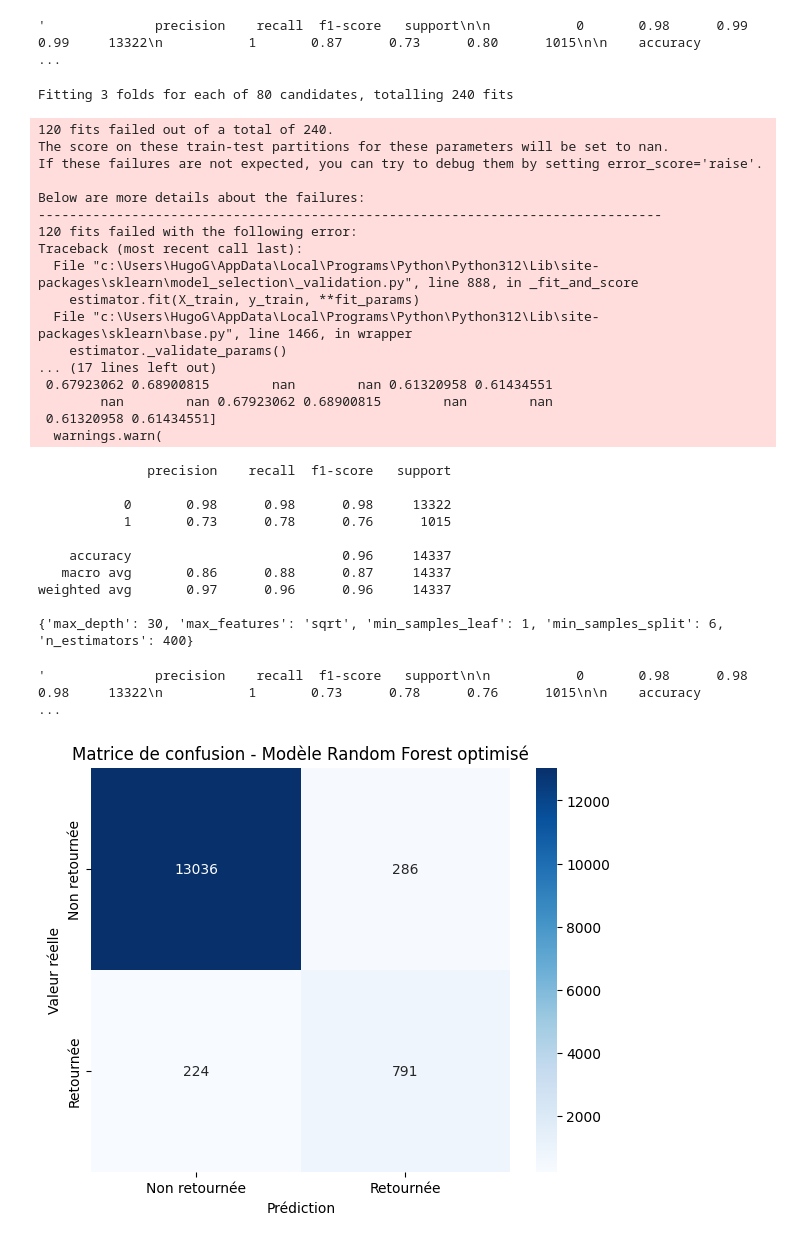
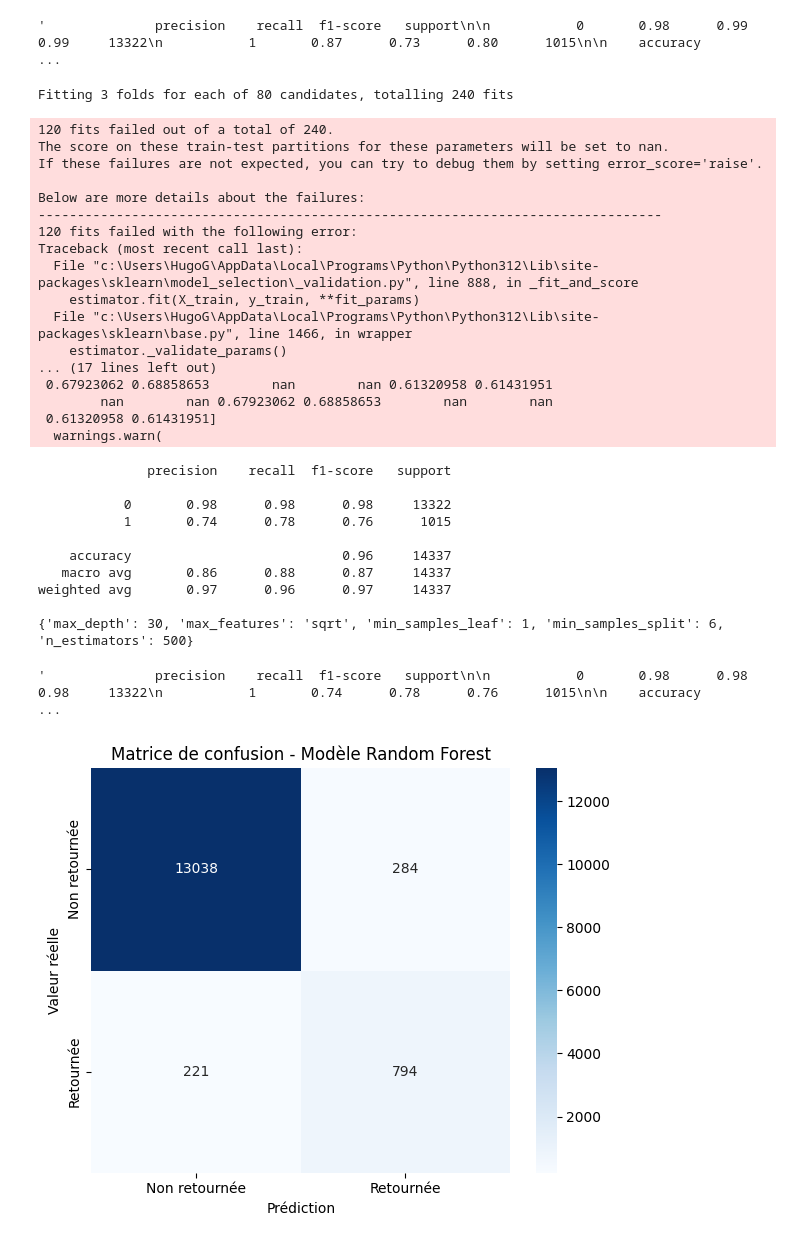
Before and after one commit to YoannAbriel2/ProjectSPE1, a Jupyter notebook: ML/Retour_ML.ipynb, the cells around one changed output. Saved outputs shown, nothing was run; the diff lists cells and outputs as text; code cells hidden in the pictures.

```diff
--- a/ML/Retour_ML.ipynb
+++ b/ML/Retour_ML.ipynb
@@ -158,7 +168,7 @@ report
 # %%
 from sklearn.model_selection import GridSearchCV
 param_grid = {
-    'n_estimators': [100, 400],
+    'n_estimators': [100, 500],
     'max_depth': [10, 20, 30, 40, 50],
     'min_samples_split': [1, 6],
     'min_samples_leaf': [1, 4],
@@ -198,26 +208,26 @@ Traceback (most recent call last):
   File "c:\Users\HugoG\AppData\Local\Programs\Python\Python312\Lib\site-packages\sklearn\base.py", line 1466, in wrapper
     estimator._validate_params()
 ... (17 lines left out)
- 0.67923062 0.68900815        nan        nan 0.61320958 0.61434551
-        nan        nan 0.67923062 0.68900815        nan        nan
- 0.61320958 0.61434551]
+ 0.67923062 0.68858653        nan        nan 0.61320958 0.61431951
+        nan        nan 0.67923062 0.68858653        nan        nan
+ 0.61320958 0.61431951]
   warnings.warn(
               precision    recall  f1-score   support
 
            0       0.98      0.98      0.98     13322
-           1       0.73      0.78      0.76      1015
+           1       0.74      0.78      0.76      1015
 
     accuracy                           0.96     14337
    macro avg       0.86      0.88      0.87     14337
-weighted avg       0.97      0.96      0.96     14337
+weighted avg       0.97      0.96      0.97     14337
 
-{'max_depth': 30, 'max_features': 'sqrt', 'min_samples_leaf': 1, 'min_samples_split': 6, 'n_estimators': 400}
+{'max_depth': 30, 'max_features': 'sqrt', 'min_samples_leaf': 1, 'min_samples_split': 6, 'n_estimators': 500}
 # %%
 X = features.drop(columns='return_flag')
 y = features['return_flag']
 X_train, X_test, y_train, y_test = train_test_split(X, y, test_size=0.2, random_state=42)
 best_params = {
-    'n_estimators': 400,
+    'n_estimators': 500,
     'max_depth': 30,
     'min_samples_split': 6,
     'min_samples_leaf': 1,
@@ -230,20 +240,20 @@ y_pred_optimized_clean = optimized_rf_clean.predict(X_test)
 clean_report = classification_report(y_test, y_pred_optimized_clean)
 clean_report
 # %% [output]
-'              precision    recall  f1-score   support\n\n           0       0.98      0.98      0.98     13322\n           1       0.73      0.78      0.76      1015\n\n    accuracy                   ...
+'              precision    recall  f1-score   support\n\n           0       0.98      0.98      0.98     13322\n           1       0.74      0.78      0.76      1015\n\n    accuracy                   ...
 # %%
 import matplotlib.pyplot as plt
 import seaborn as sns
 from sklearn.metrics import confusion_matrix
 
 cm = confusion_matrix(y_test, y_pred_optimized_clean)
 labels = ['Non retournée', 'Retournée']
 plt.figure(figsize=(6, 5))
 sns.heatmap(cm, annot=True, fmt='d', cmap='Blues', xticklabels=labels, yticklabels=labels)
 plt.xlabel("Prédiction")
 plt.ylabel("Valeur réelle")
-plt.title("Matrice de confusion - Modèle Random Forest optimisé")
+plt.title("Matrice de confusion - Modèle Random Forest")
 plt.tight_layout()
 plt.show()
 # %% [output]
-[figure, old version]
+[figure, new version]
```
Also changed, not shown: parts of 2 cells of this notebook.
